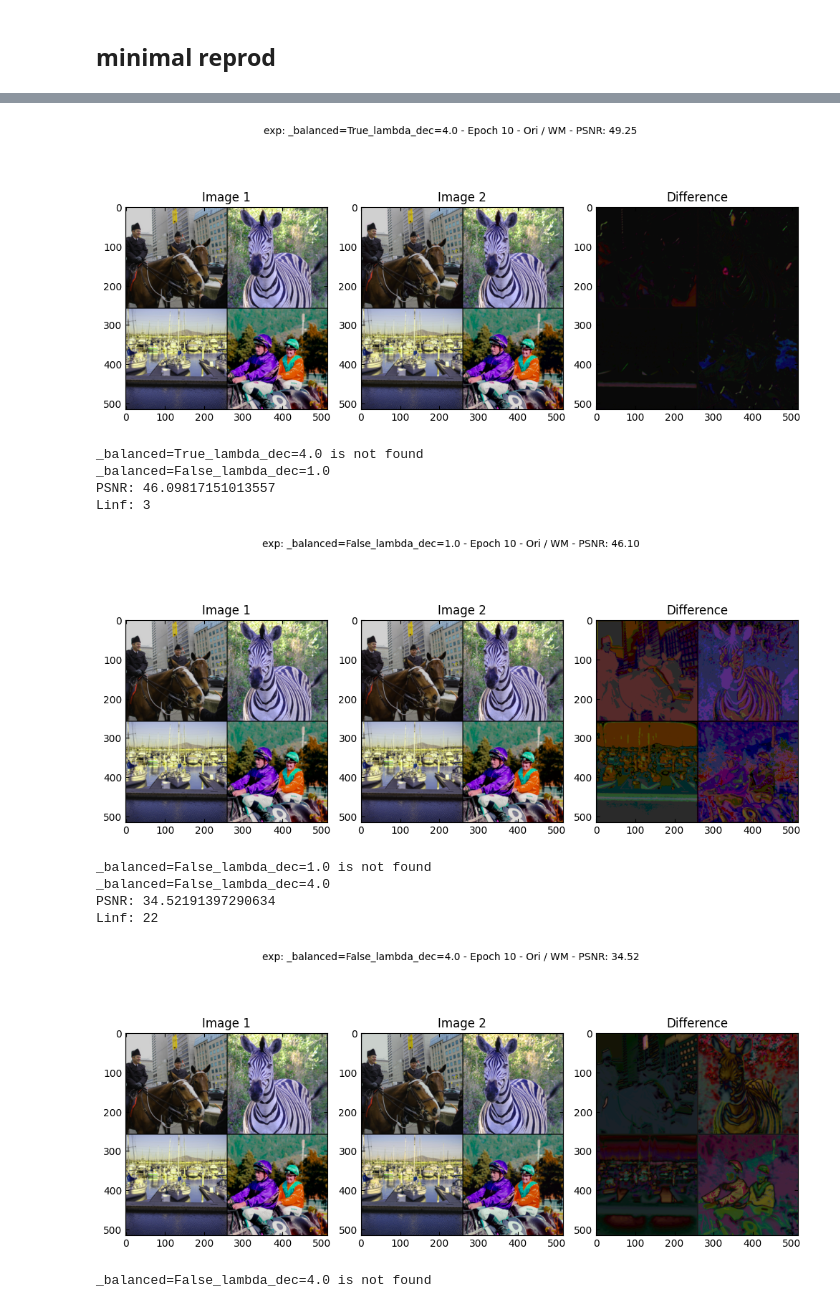
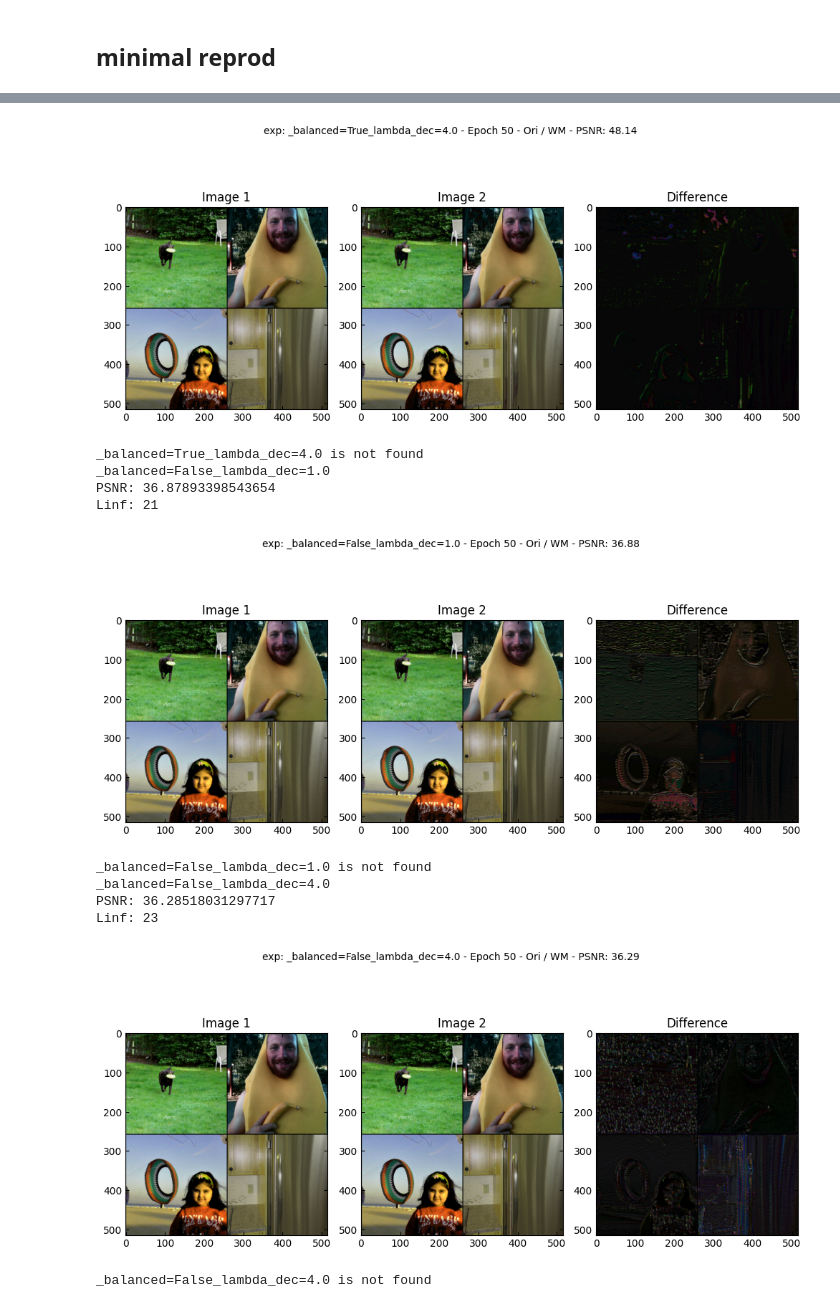
Before and after one commit to facebookresearch/videoseal, a Jupyter notebook: notebooks/plotlogs/09_expes.ipynb, the cells around one changed output, grey strips where cells are left out. Drawn from its saved outputs; the diff is of its cells as text; code cells hidden in the pictures.

```diff
--- a/notebooks/plotlogs/09_expes.ipynb
+++ b/notebooks/plotlogs/09_expes.ipynb
@@ -448,5 +448,5 @@ output_dir: ['/checkpoint/pfz/2024_logs/hidden_minimal/_balanced=True_lambda_dec
 # %%
-epoch = 10
+epoch = 50
 figsize = (10, 5)
 for exp_key in paths:
     print(exp_key)
@@ -494,12 +494,12 @@ Linf: 14
-[figure, old version]
+[figure, new version]
 _balanced=True_lambda_dec=4.0 is not found
 _balanced=False_lambda_dec=1.0
-PSNR: 46.09817151013557
-Linf: 3
+PSNR: 36.87893398543654
+Linf: 21
-[figure, old version]
+[figure, new version]
 _balanced=False_lambda_dec=1.0 is not found
 _balanced=False_lambda_dec=4.0
-PSNR: 34.52191397290634
-Linf: 22
+PSNR: 36.28518031297717
+Linf: 23
-[figure, old version]
+[figure, new version]
 _balanced=False_lambda_dec=4.0 is not found
```
Also changed, not shown: parts of 9 cells of this notebook, 18 other files.
